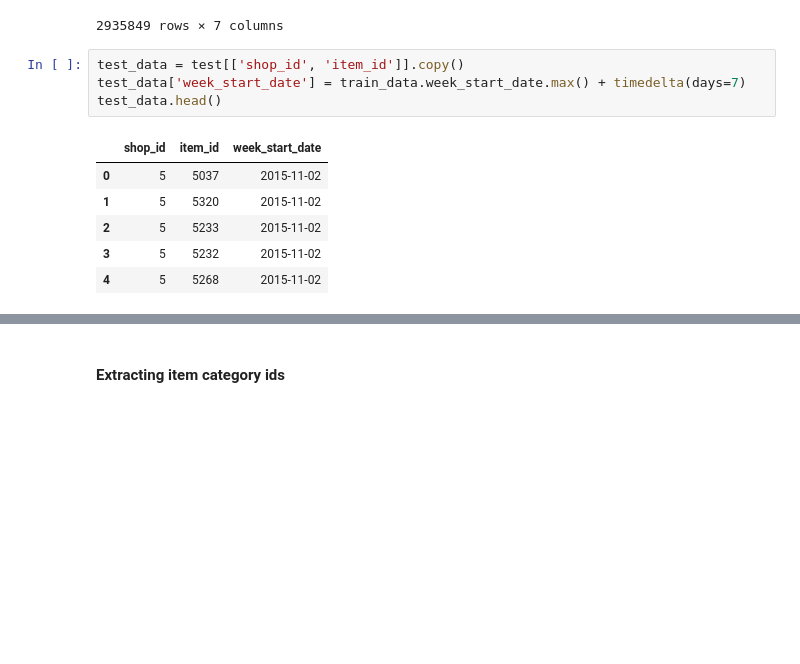
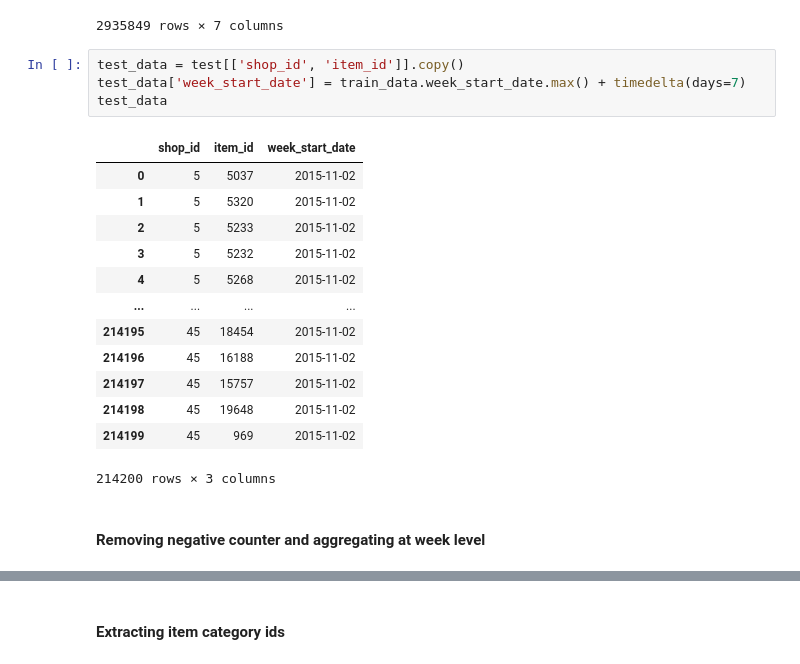
Before and after one commit to ManashJKonwar/ML-Retail-Sales, a Jupyter notebook: modelling_pipeline/feature_engg_script_v02.ipynb, the cells around one changed output, grey strips where cells are left out. Drawn from its saved outputs; the diff is of its cells as text; blank space fills up the shorter version.

```diff
--- a/modelling_pipeline/feature_engg_script_v02.ipynb
+++ b/modelling_pipeline/feature_engg_script_v02.ipynb
@@ -60,11 +60,20 @@ train_data
 # %%
 test_data = test[['shop_id', 'item_id']].copy()
 test_data['week_start_date'] = train_data.week_start_date.max() + timedelta(days=7)
-test_data.head()
+test_data
 # %% [output]
 |  | shop_id | item_id | week_start_date |
 | 0 | 5 | 5037 | 2015-11-02 |
 | 1 | 5 | 5320 | 2015-11-02 |
 | 2 | 5 | 5233 | 2015-11-02 |
 | 3 | 5 | 5232 | 2015-11-02 |
 | 4 | 5 | 5268 | 2015-11-02 |
+| ... | ... | ... | ... |
+| 214195 | 45 | 18454 | 2015-11-02 |
+| 214196 | 45 | 16188 | 2015-11-02 |
+| 214197 | 45 | 15757 | 2015-11-02 |
+| 214198 | 45 | 19648 | 2015-11-02 |
+| 214199 | 45 | 969 | 2015-11-02 |
+214200 rows × 3 columns
+# %% [markdown]
+#### Removing negative counter and aggregating at week level
```
Also changed, not shown: parts of 9 cells of this notebook.
